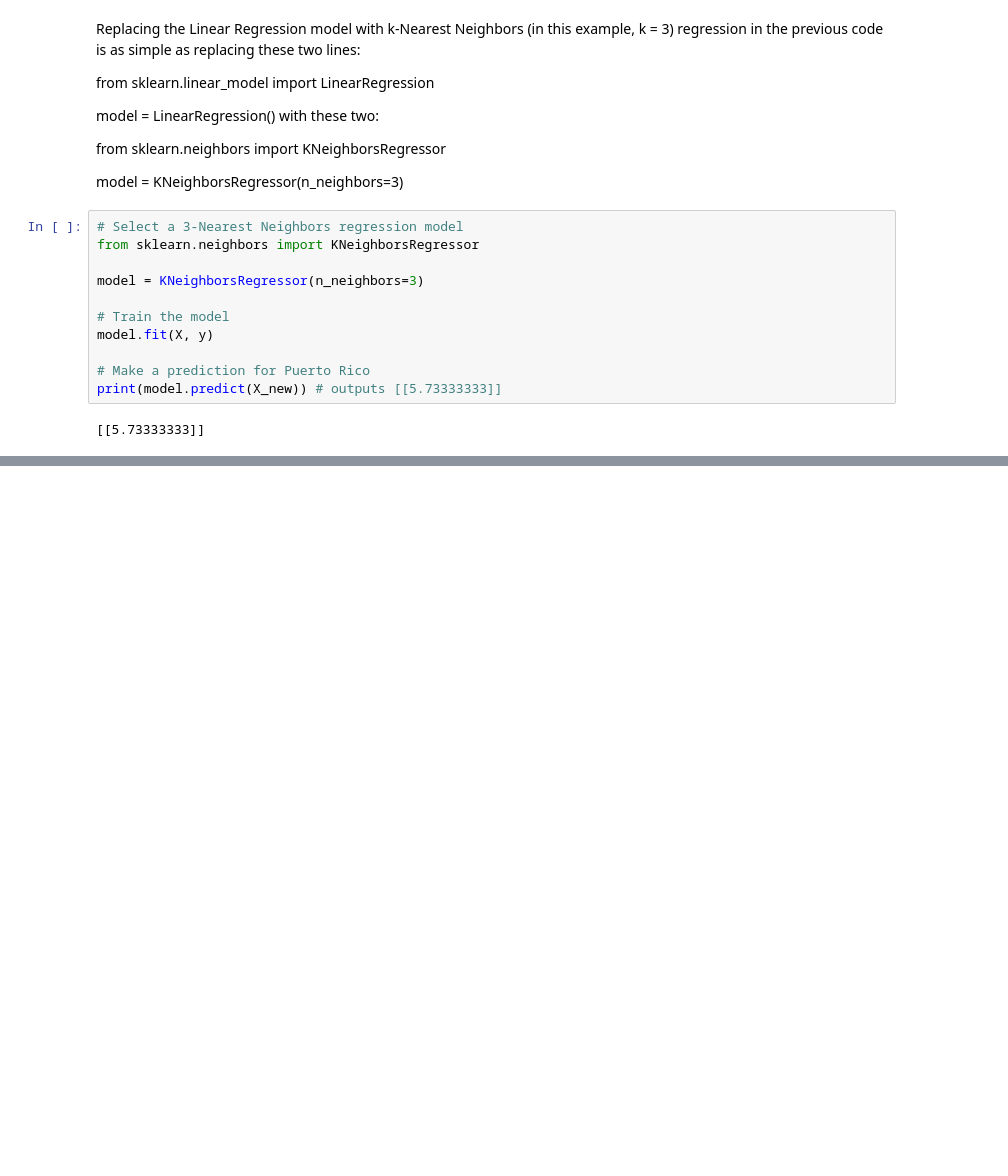
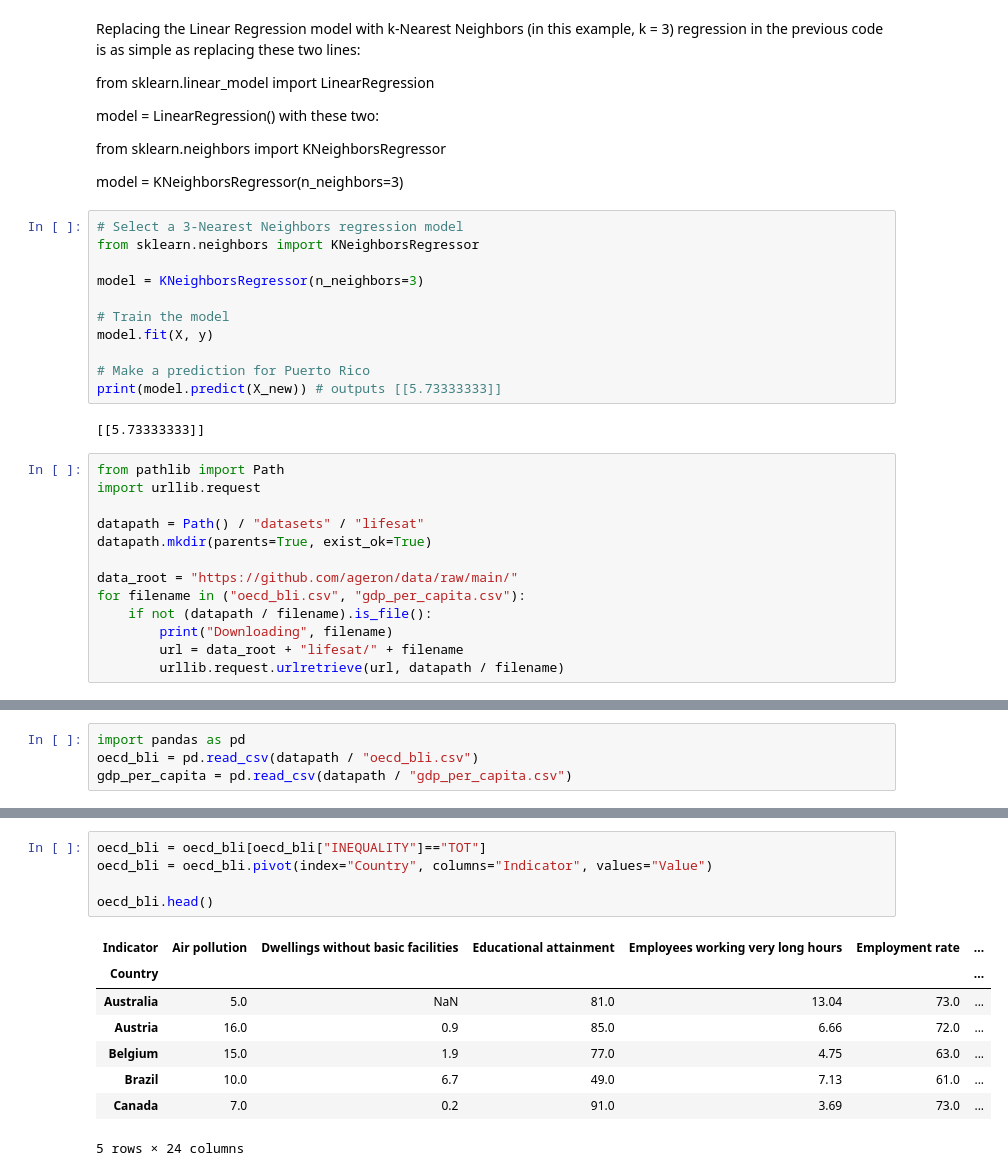
Before and after one commit to dabster108/sklearn-pytorch-lab, a Jupyter notebook: Day1.ipynb, the cells around one changed output, grey strips where cells are left out. Saved outputs shown, nothing was run; the diff lists cells and outputs as text; blank space fills up the shorter version.

```diff
--- a/Day1.ipynb
+++ b/Day1.ipynb
@@ -64,3 +64,16 @@ model.fit(X, y)
 print(model.predict(X_new)) # outputs [[5.73333333]]
 # %% [output]
 [[5.73333333]]
+# %%
+from pathlib import Path
+import urllib.request
+
+datapath = Path() / "datasets" / "lifesat"
+datapath.mkdir(parents=True, exist_ok=True)
+
+data_root = "https://github.com/ageron/data/raw/main/"
+for filename in ("oecd_bli.csv", "gdp_per_capita.csv"):
+    if not (datapath / filename).is_file():
+        print("Downloading", filename)
+        url = data_root + "lifesat/" + filename
+        urllib.request.urlretrieve(url, datapath / filename)
@@ -66,0 +83,4 @@ print(model.predict(X_new)) # outputs [[5.73333333]]
+# %%
+import pandas as pd
+oecd_bli = pd.read_csv(datapath / "oecd_bli.csv")
+gdp_per_capita = pd.read_csv(datapath / "gdp_per_capita.csv")
@@ -66,0 +106,14 @@ print(model.predict(X_new)) # outputs [[5.73333333]]
+# %%
+oecd_bli = oecd_bli[oecd_bli["INEQUALITY"]=="TOT"]
+oecd_bli = oecd_bli.pivot(index="Country", columns="Indicator", values="Value")
+
+oecd_bli.head()
+# %% [output]
+| Indicator | Air pollution | Dwellings without basic facilities | Educational attainment | Employees working very long hours | Employment rate | ... |
+| Country |  |  |  |  |  | ... |
+| Australia | 5.0 | NaN | 81.0 | 13.04 | 73.0 | ... |
+| Austria | 16.0 | 0.9 | 85.0 | 6.66 | 72.0 | ... |
+| Belgium | 15.0 | 1.9 | 77.0 | 4.75 | 63.0 | ... |
+| Brazil | 10.0 | 6.7 | 49.0 | 7.13 | 61.0 | ... |
+| Canada | 7.0 | 0.2 | 91.0 | 3.69 | 73.0 | ... |
+5 rows × 24 columns
```
Also changed, not shown: parts of 4 cells of this notebook, 2 other files.
